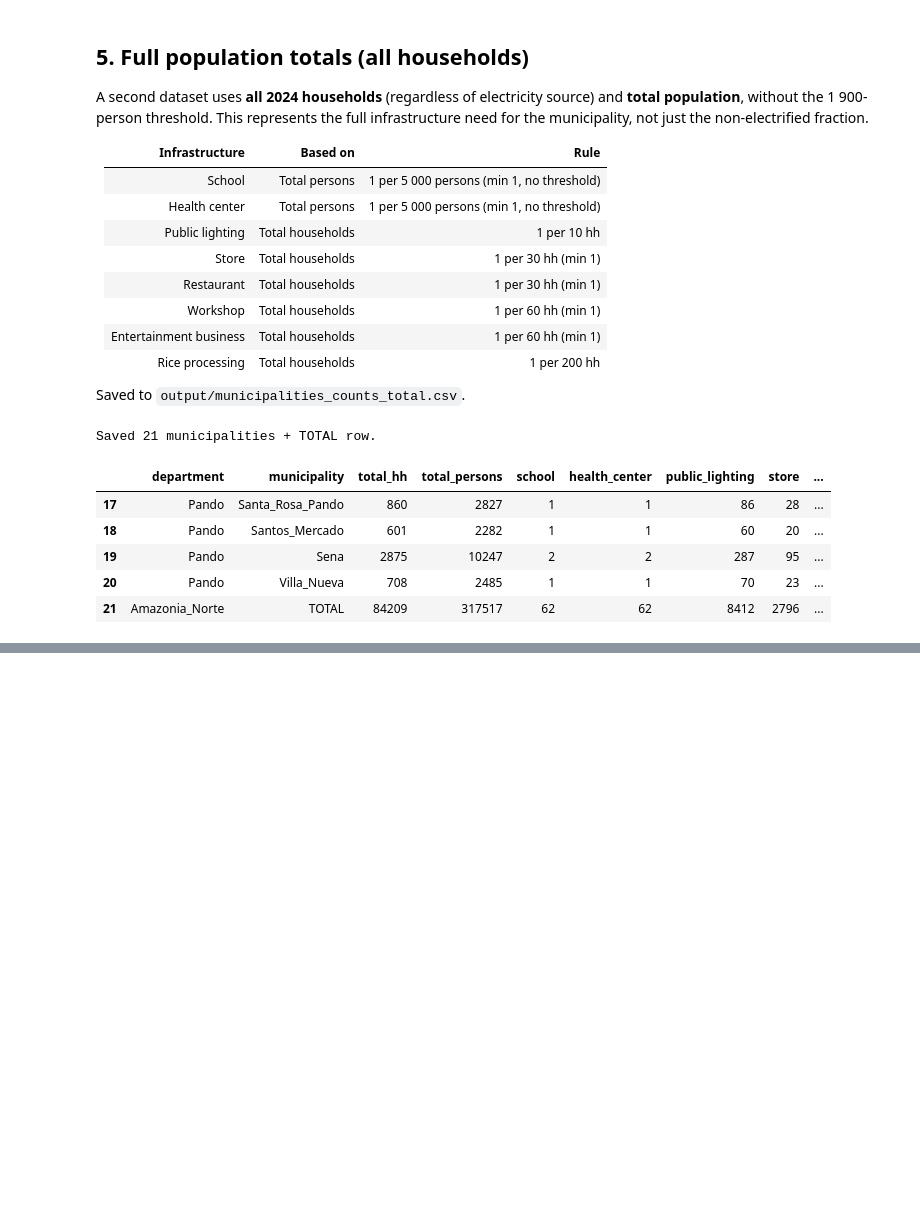
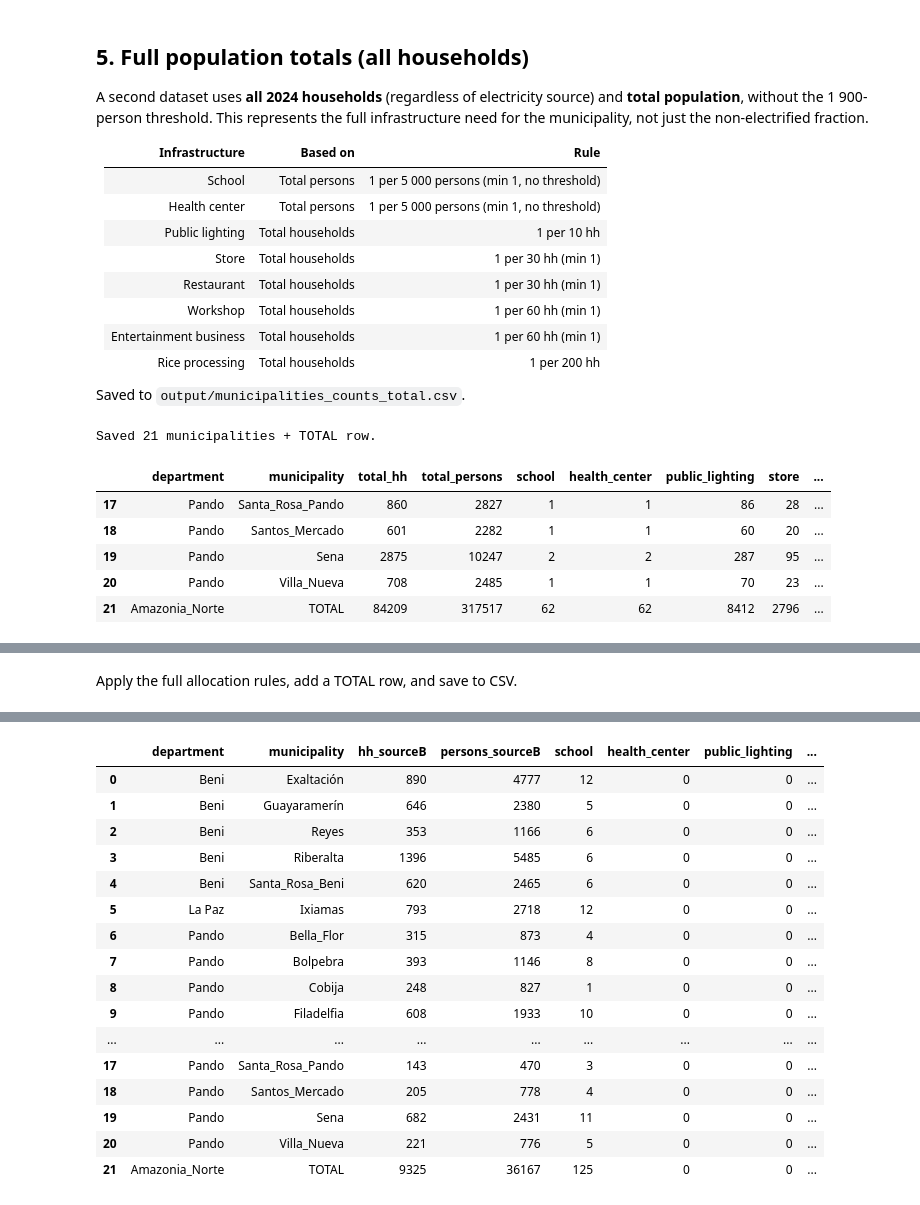
Before and after one commit to Valentine-Bernaerts/bolivia-energy-data, a Jupyter notebook: exctraction of data/municipality_count.ipynb, the cells around one changed output, grey strips where cells are left out. Cells and saved outputs as stored; diff of their text form; code cells hidden in the pictures; blank space fills up the shorter version.

```diff
--- a/exctraction of data/municipality_count.ipynb
+++ b/exctraction of data/municipality_count.ipynb
@@ -205,0 +227,20 @@ Saved 21 municipalities + TOTAL row.
+# %%
+df_clean["hh_sourceB"] = (
+    df_clean[COL_HH_MOTOR].fillna(0) +
+    df_clean[COL_HH_SOLAR].fillna(0) +
+    df_clean[COL_HH_OTHER].fillna(0)
+).astype(int)
+
+# Total households and total persons per municipality
+all_hh_cols = [COL_HH_GRID, COL_HH_MOTOR, COL_HH_SOLAR, COL_HH_OTHER, COL_HH_NO]
+tot_hh      = df_clean[all_hh_cols].fillna(0).sum(axis=1).astype(int)
+tot_persons = df_clean[COL_PER_TOTAL].fillna(0).astype(int)
+
+# The census has no separate person count for off-grid households,
+# so we estimate proportionally from the total population.
+df_clean["persons_sourceB"] = (
+    tot_persons * df_clean["hh_sourceB"] / tot_hh
+).round().astype(int)
+
+print(f"Off-grid households (total):        {df_clean['hh_sourceB'].sum():,}")
+print(f"Off-grid persons (estimated total): {df_clean['persons_sourceB'].sum():,}")
@@ -205,0 +293,43 @@ Saved 21 municipalities + TOTAL row.
+# %% [markdown]
+Apply the full allocation rules, add a TOTAL row, and save to CSV.
+# %%
+df_sb = df_clean[["department", "municipality", "hh_sourceB", "persons_sourceB"]].copy()
+
+# Health centers and public lighting: always 0 for off-grid
+# (both need reliable grid power and fall under Source A)
+df_sb["health_center"]  = 0
+df_sb["public_lighting"] = 0
+
+# Schools: real data, scaled by off-grid share (NaN kept where data is missing)
+df_sb["school"] = df_clean["school_sourceB"]
+
+# Everything else: same Arias ratios as Section 3, applied to off-grid households
+for col, ratio, min_val in INFRA_RULES_HH:
+    if col == "public_lighting":
+        continue
+    df_sb[col] = np.maximum(min_val, df_sb["hh_sourceB"] // ratio)
+
+OUTPUT_COLS_SB = [
+    "department", "municipality", "hh_sourceB", "persons_sourceB",
+    "school", "health_center", "public_lighting",
+    "store", "restaurant", "workshop", "entertainment_business", "rice_processing",
+]
+df_sb = df_sb[OUTPUT_COLS_SB].sort_values(["department", "municipality"])
+
+# Add a TOTAL row
+numeric_cols = df_sb.select_dtypes(include="number").columns
+total_row = df_sb[numeric_cols].sum(min_count=1).to_frame().T
+total_row["department"]   = "Amazonia_Norte"
+total_row["municipality"] = "TOTAL"
+
+df_out_sb = pd.concat([df_sb, total_row], ignore_index=True)
+
+df_out_sb.to_csv("output/municipalities_counts_sourceB.csv", index=False)
+print(f"Saved {len(df_out_sb) - 1} municipalities + TOTAL row.\n")
+
+totrow = df_out_sb[df_out_sb["municipality"] == "TOTAL"].iloc[0]
+print(f"Off-grid households (total):        {int(totrow['hh_sourceB']):,}")
+print(f"Off-grid persons (estimated total): {int(totrow['persons_sourceB']):,}")
+print()
+df_out_sb
+# %% [output]
@@ -205,0 +340,17 @@ Saved 21 municipalities + TOTAL row.
+|  | department | municipality | hh_sourceB | persons_sourceB | school | health_center | public_lighting | ... |
+| 0 | Beni | Exaltación | 890 | 4777 | 12 | 0 | 0 | ... |
+| 1 | Beni | Guayaramerín | 646 | 2380 | 5 | 0 | 0 | ... |
+| 2 | Beni | Reyes | 353 | 1166 | 6 | 0 | 0 | ... |
+| 3 | Beni | Riberalta | 1396 | 5485 | 6 | 0 | 0 | ... |
+| 4 | Beni | Santa_Rosa_Beni | 620 | 2465 | 6 | 0 | 0 | ... |
+| 5 | La Paz | Ixiamas | 793 | 2718 | 12 | 0 | 0 | ... |
+| 6 | Pando | Bella_Flor | 315 | 873 | 4 | 0 | 0 | ... |
+| 7 | Pando | Bolpebra | 393 | 1146 | 8 | 0 | 0 | ... |
+| 8 | Pando | Cobija | 248 | 827 | 1 | 0 | 0 | ... |
+| 9 | Pando | Filadelfia | 608 | 1933 | 10 | 0 | 0 | ... |
+| ... | ... | ... | ... | ... | ... | ... | ... | ... |
+| 17 | Pando | Santa_Rosa_Pando | 143 | 470 | 3 | 0 | 0 | ... |
+| 18 | Pando | Santos_Mercado | 205 | 778 | 4 | 0 | 0 | ... |
+| 19 | Pando | Sena | 682 | 2431 | 11 | 0 | 0 | ... |
+| 20 | Pando | Villa_Nueva | 221 | 776 | 5 | 0 | 0 | ... |
+| 21 | Amazonia_Norte | TOTAL | 9325 | 36167 | 125 | 0 | 0 | ... |
```
Also changed, not shown: parts of 6 cells of this notebook, 14 other files.
